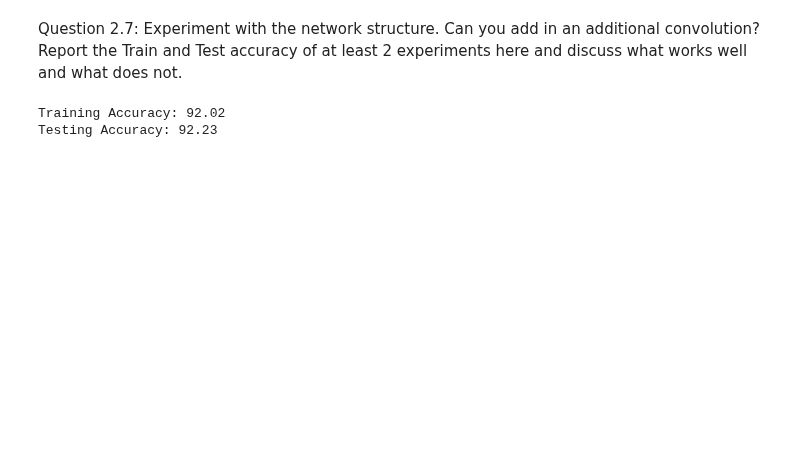
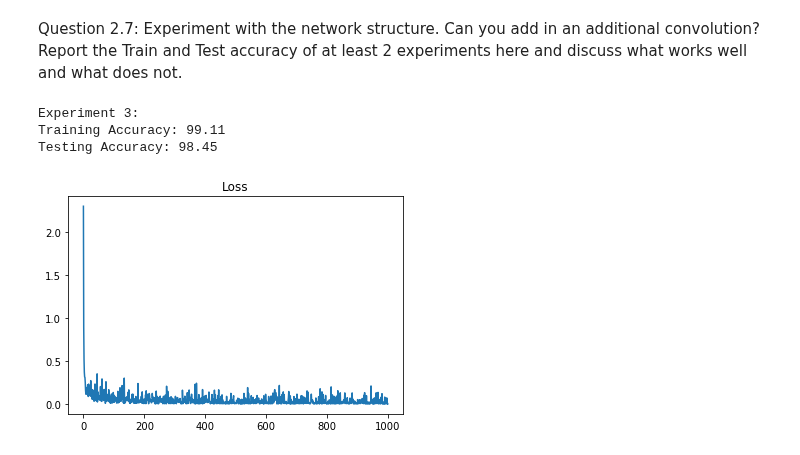
Before and after one commit to Azwadd/CS_59866, a Jupyter notebook: Homeworks/Homework 4/HW04.ipynb, the cells around one changed output. Cells and saved outputs as stored; diff of their text form; code cells hidden in the pictures; blank space fills up the shorter version.

```diff
--- a/Homeworks/Homework 4/HW04.ipynb
+++ b/Homeworks/Homework 4/HW04.ipynb
@@ -787,10 +835,10 @@ Question 2.7: Experiment with the network structure. Can you add in an additiona
 class CNN_3(nn.Module):
     def __init__(self):
         super().__init__()
-        self.conv1 = nn.Conv2d(1, 10, kernel_size=4)
-        self.conv2 = nn.Conv2d(10, 10, kernel_size=4)
-        self.conv3 = nn.Conv2d(10, 20, kernel_size=4)
-        self.dense_layer = nn.Linear(10, 50)
+        self.conv1 = nn.Conv2d(1, 10, kernel_size=5)
+        self.conv2 = nn.Conv2d(10, 10, kernel_size=5)
+        self.conv3 = nn.Conv2d(10, 20, kernel_size=5)
+        self.dense_layer = nn.Linear(360, 50)
         self.output_layer = nn.Linear(50, num_classes)
 
     def forward(self, x):
@@ -798,46 +846,52 @@ class CNN_3(nn.Module):
         # First convolutional layer.
         z1 = self.conv1(x)
         # Apply max pooling to convolution.
-        z1_pooled = F.max_pool2d(z1, 2)
+        z1_pooled = F.max_pool2d(z1, 1)
         # Apply ReLu to pooled convolution.
         a1 = F.relu(z1_pooled)
 
         # Second convolutional layer
         z2 = self.conv2(a1)
         # Apply max pooling to convolution.
         z2_pooled = F.max_pool2d(z2, 2)
         # Apply ReLu to pooled convolution
         a2 = F.relu(z2_pooled)
 
         # third convolutional layer
         z3 = self.conv2(a2)
         # Apply max pooling to convolution.
-        z3_pooled = F.max_pool2d(z3, 1)
+        z3_pooled = F.max_pool2d(z3, 2)
         # Apply ReLu to pooled convolution
         a3 = F.relu(z3)
 
         # View as 1-dimensional vector:
-        a3 = a3.view(-1, 10)
+        a3 = a3.view(-1, 360)
 
         # Dense linear layer
-        z3_hidden = self.dense_layer(a3)
+        z4_hidden = self.dense_layer(a3)
         # Apply ReLu to linear layer.
-        a3 = F.relu(z3_hidden)
+        a4 = F.relu(z4_hidden)
         # Run dropout in training to help prevent overfitting
-        a3_dropout = F.dropout(a3, training=self.training)
+        a4_dropout = F.dropout(a4, training=self.training)
 
         # Run through linear output layer.
-        output = self.output_layer(a3_dropout)
+        output = self.output_layer(a4_dropout)
         # Apply softmax to output layer:
         return F.log_softmax(output, dim=1)
 
-cnn3 = CNN_3()
-train(cnn3, 1, train_loader, 100, torch.optim.Adam(cnn3.parameters(), lr=1e-2), F.nll_loss)
-print("Training Accuracy:", classifier(cnn3, train_loader))
-print("Testing Accuracy:", classifier(cnn3, test_loader))
+cnn_3 = CNN_3()
+loss = train(model=cnn_3, epochs=100, training_data=train_loader, minibatch_steps=100, optimizer=torch.optim.Adam(cnn_3.parameters(), lr=1e-3), loss_function=F.nll_loss)
+print("Experiment 3:")
+print("Training Accuracy:", classifier(cnn_3, train_loader))
+print("Testing Accuracy:", classifier(cnn_3, test_loader))
+plt.plot(loss)
+plt.title("Loss")
+plt.show()
 # %% [output]
-Training Accuracy: 92.02
-Testing Accuracy: 92.23
+Experiment 3:
+Training Accuracy: 99.11
+Testing Accuracy: 98.45
+[figure, added]
 # %%
 class CNN_4(nn.Module):
     def __init__(self):
```
Also changed, not shown: parts of 25 cells of this notebook.
